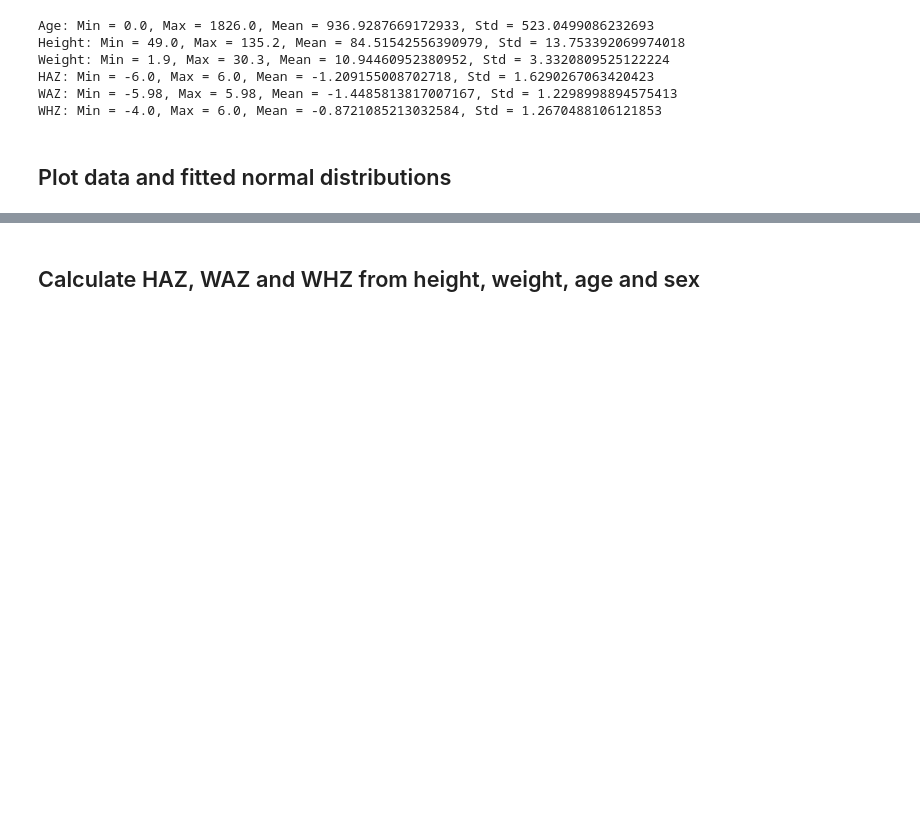
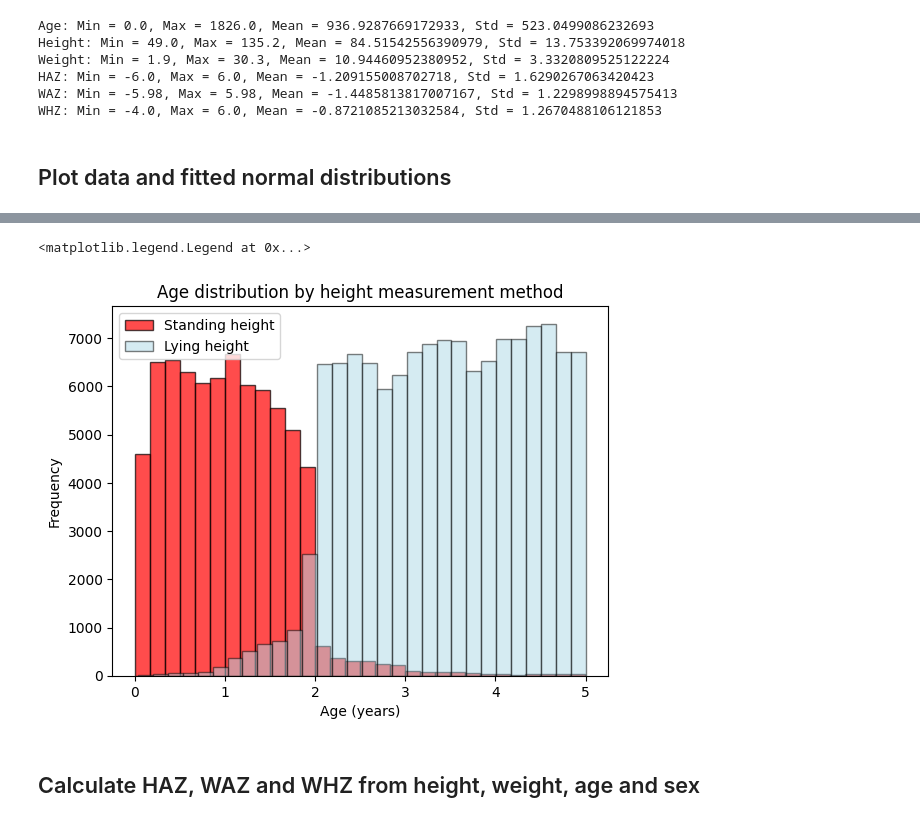
Before and after one commit to vaishnav-sudhanva/discsim, a Jupyter notebook: api/utils/Pre Survey Nested Simulation/ECD_data_analysis.ipynb, the cells around one changed output, grey strips where cells are left out. Drawn from its saved outputs; the diff is of its cells as text; code cells hidden in the pictures; blank space fills up the shorter version.

```diff
--- a/api/utils/Pre Survey Nested Simulation/ECD_data_analysis.ipynb
+++ b/api/utils/Pre Survey Nested Simulation/ECD_data_analysis.ipynb
@@ -331,3 +351,14 @@ ax[1].legend()
+# %%
+plt.figure()
+plt.hist(age[lohr == 1]/365, bins=30, color='r', edgecolor='black', alpha = 0.7, label = 'Standing height')
+plt.hist(age[lohr == 2]/365, bins=30, color='lightblue', edgecolor='black', alpha = 0.5, label = 'Lying height')
+plt.xlabel('Age (years)')
+plt.ylabel('Frequency')
+plt.title('Age distribution by height measurement method')
+plt.legend()
+# %% [output]
+<matplotlib.legend.Legend at 0x...>
+[figure, added]
 # %% [markdown]
 ## Calculate HAZ, WAZ and WHZ from height, weight, age and sex
 # %%
```
Also changed, not shown: parts of 11 cells of this notebook, 1 other file.
